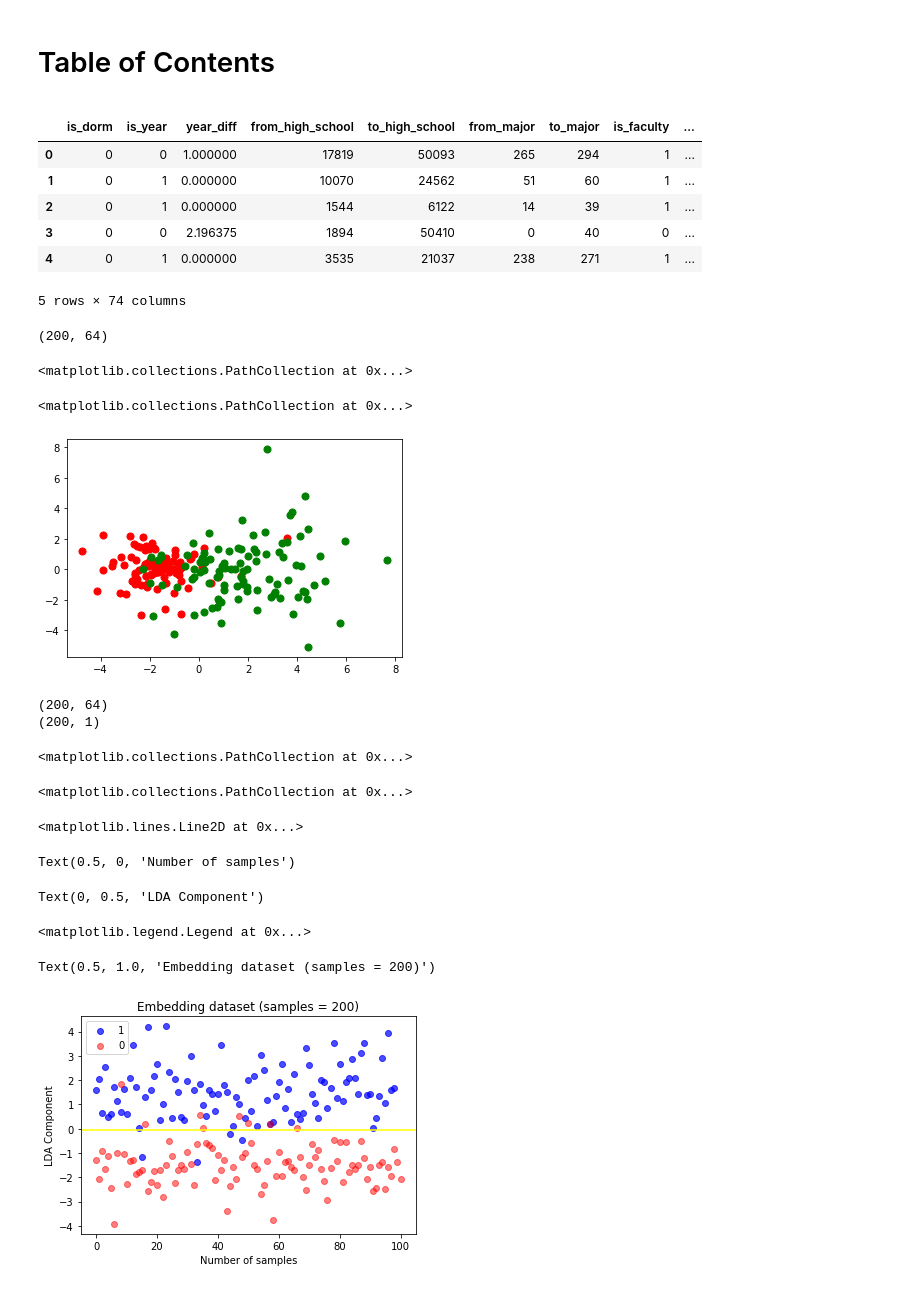
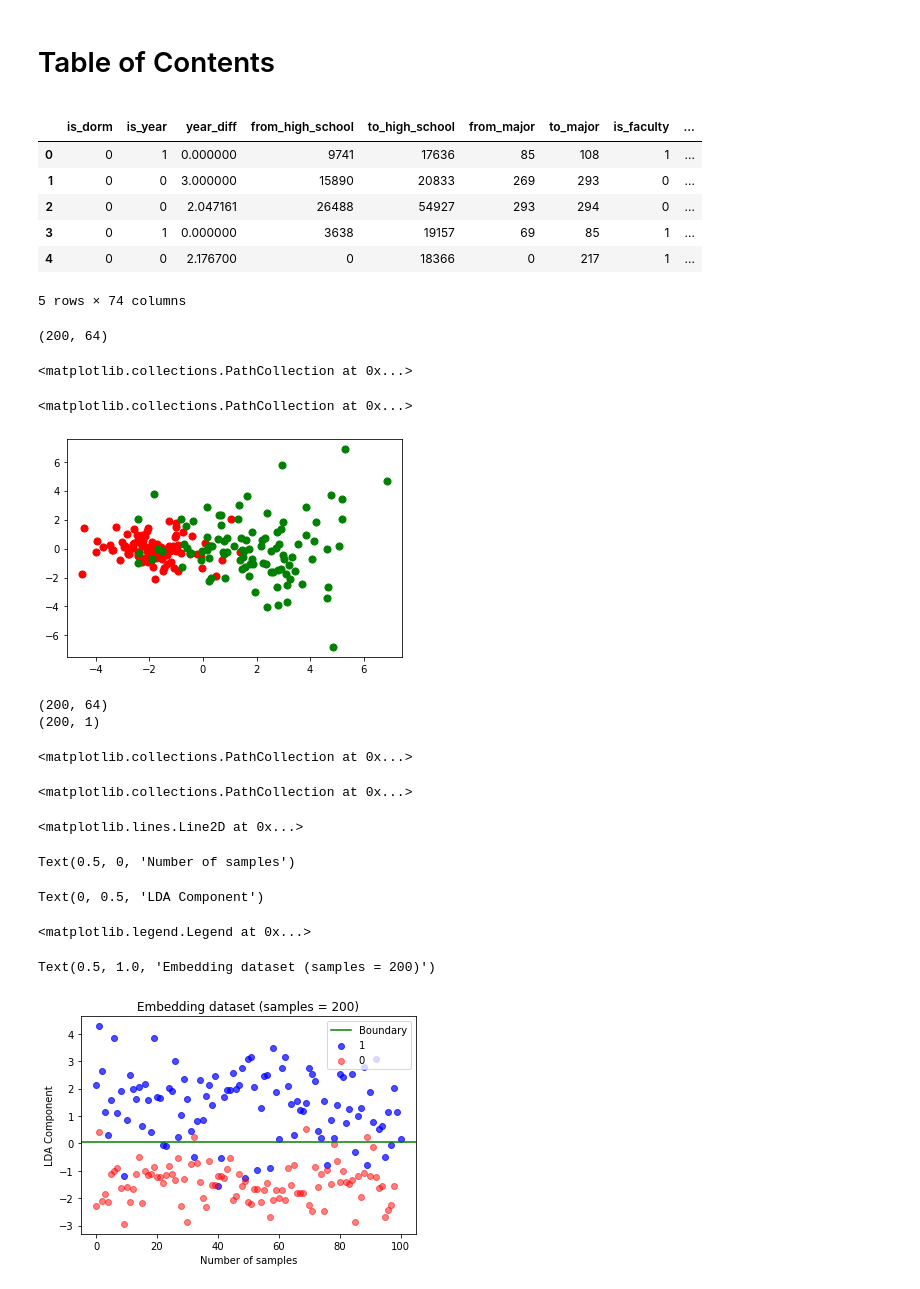
Before and after one commit to timpostuvan/link-prediction-facebook100, a Jupyter notebook: Feature Analysis.ipynb, the cells around one changed output. Cells and saved outputs as stored; diff of their text form; code cells hidden in the pictures.

```diff
--- a/Feature Analysis.ipynb
+++ b/Feature Analysis.ipynb
@@ -29,7 +29,7 @@ from IPython.core.interactiveshell import InteractiveShell
 InteractiveShell.ast_node_interactivity = "all"
 # %%
 path = './data/'
-emb_data = pd.read_csv('./data/node2vec_v2_train.csv.gz',compression = 'gzip',sep='\t')
+emb_data = pd.read_csv('./data/node2vec_v2_test.csv.gz',compression = 'gzip',sep='\t')
 emb_data= emb_data.drop(columns=['Unnamed: 0'])
 emb_data.head()
 cols = ["is_dorm","is_year","year_diff", "from_high_school",
@@ -40,11 +40,11 @@ X =  emb_data.drop(columns=cols).values
 y = emb_data['label'].values
 # %% [output]
 |  | is_dorm | is_year | year_diff | from_high_school | to_high_school | from_major | to_major | is_faculty | ... |
-| 0 | 0 | 0 | 1.000000 | 17819 | 50093 | 265 | 294 | 1 | ... |
-| 1 | 0 | 1 | 0.000000 | 10070 | 24562 | 51 | 60 | 1 | ... |
-| 2 | 0 | 1 | 0.000000 | 1544 | 6122 | 14 | 39 | 1 | ... |
-| 3 | 0 | 0 | 2.196375 | 1894 | 50410 | 0 | 40 | 0 | ... |
-| 4 | 0 | 1 | 0.000000 | 3535 | 21037 | 238 | 271 | 1 | ... |
+| 0 | 0 | 1 | 0.000000 | 9741 | 17636 | 85 | 108 | 1 | ... |
+| 1 | 0 | 0 | 3.000000 | 15890 | 20833 | 269 | 293 | 0 | ... |
+| 2 | 0 | 0 | 2.047161 | 26488 | 54927 | 293 | 294 | 0 | ... |
+| 3 | 0 | 1 | 0.000000 | 3638 | 19157 | 69 | 85 | 1 | ... |
+| 4 | 0 | 0 | 2.176700 | 0 | 18366 | 0 | 217 | 1 | ... |
 5 rows × 74 columns
 # %%
 X = StandardScaler().fit_transform(X)
@@ -69,35 +69,35 @@ for i, color in enumerate(colors):
 # %% [output]
 <matplotlib.collections.PathCollection at 0x...>
 <matplotlib.collections.PathCollection at 0x...>
-[figure, old version]
+[figure, new version]
 # %%
 print(X.shape)
 lda = LinearDiscriminantAnalysis()
 X_lda = lda.fit(X, y).transform(X)
 print(X_lda.shape)
 ones = y==1
 zeros = y==0
 
 plt.scatter(x=list(range(X_lda[ones].shape[0])),y=X_lda[ones],c='b',alpha=0.7,label='1')
 plt.scatter(x=list(range(X_lda[zeros].shape[0])),y=X_lda[zeros],c='r',alpha=0.5,label='0')
-plt.axhline(lda.intercept_,color='yellow')
+plt.axhline(lda.intercept_,color='green',label='Boundary')
 plt.xlabel("Number of samples")
 plt.ylabel("LDA Component")
 plt.legend(loc='best')
 plt.title('Embedding dataset (samples = 200)')
 plt.savefig('emblda')
 plt.show()
 # %% [output]
 (200, 64)
 (200, 1)
 <matplotlib.collections.PathCollection at 0x...>
 <matplotlib.collections.PathCollection at 0x...>
 <matplotlib.lines.Line2D at 0x...>
 Text(0.5, 0, 'Number of samples')
 Text(0, 0.5, 'LDA Component')
 <matplotlib.legend.Legend at 0x...>
 Text(0.5, 1.0, 'Embedding dataset (samples = 200)')
-[figure, old version]
+[figure, new version]
 # %%
 print("1:",sum(X_lda[ones]> lda.intercept_),"0:",sum(X_lda[zeros]< lda.intercept_))
 print ("accuracy:", (sum(X_lda[ones]> lda.intercept_) + sum(X_lda[zeros]<lda.intercept_))/200)
```
Also changed, not shown: parts of 9 cells of this notebook, 2 other files.
